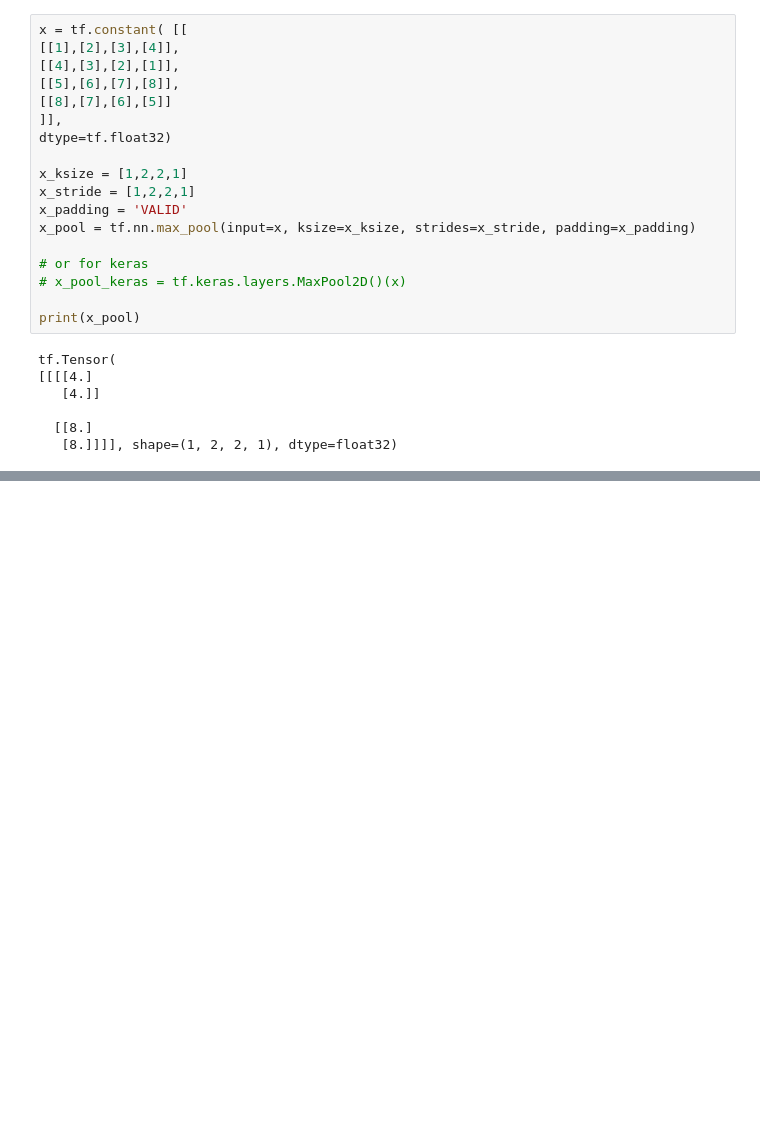
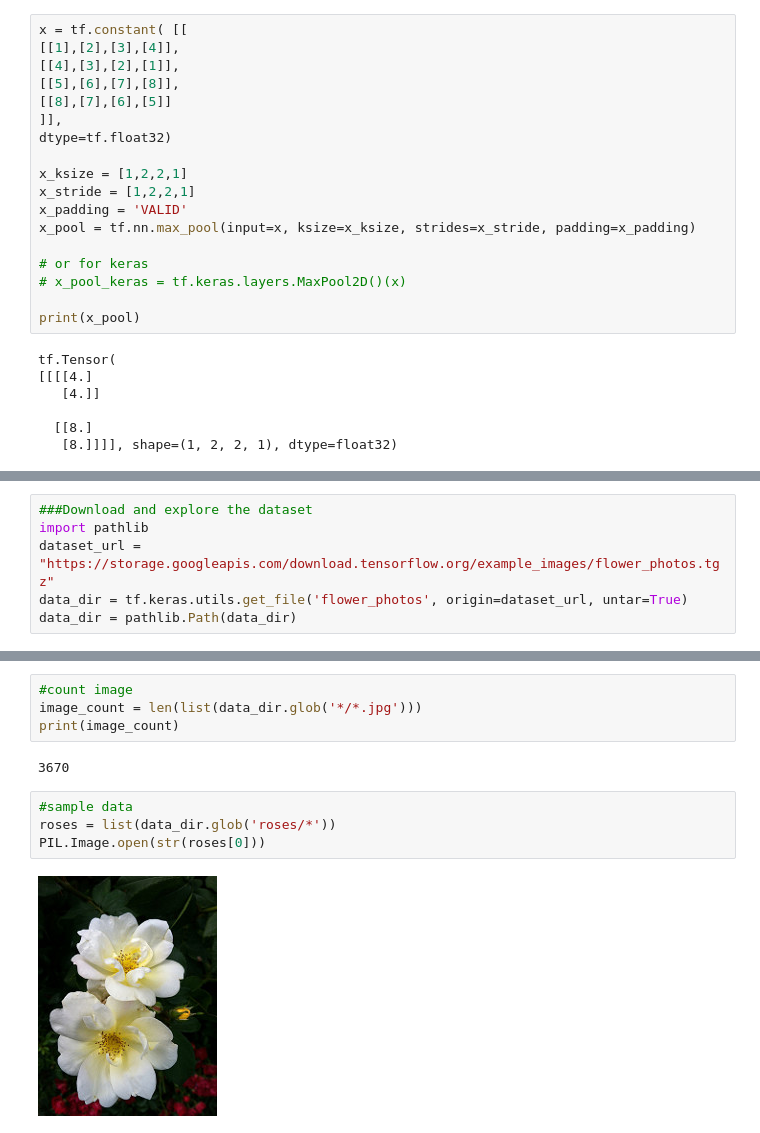
Before and after one commit to ramesh-adhikari/Python-Machine-Learning-Libraries, a Jupyter notebook: tensorflow/Tensorflow.ipynb, the cells around one changed output, grey strips where cells are left out. Saved outputs shown, nothing was run; the diff lists cells and outputs as text; blank space fills up the shorter version.

Commit message:
added image classifucation using tensorflow

```diff
--- a/tensorflow/Tensorflow.ipynb
+++ b/tensorflow/Tensorflow.ipynb
@@ -202,0 +217,6 @@ tf.Tensor(
+# %%
+###Download and explore the dataset
+import pathlib
+dataset_url = "https://storage.googleapis.com/download.tensorflow.org/example_images/flower_photos.tgz"
+data_dir = tf.keras.utils.get_file('flower_photos', origin=dataset_url, untar=True)
+data_dir = pathlib.Path(data_dir)
@@ -202,0 +227,12 @@ tf.Tensor(
+# %%
+#count image
+image_count = len(list(data_dir.glob('*/*.jpg')))
+print(image_count)
+# %% [output]
+3670
+# %%
+#sample data
+roses = list(data_dir.glob('roses/*'))
+PIL.Image.open(str(roses[0]))
+# %% [output]
+[figure, added]
```
Also changed, not shown: parts of 25 cells of this notebook.
